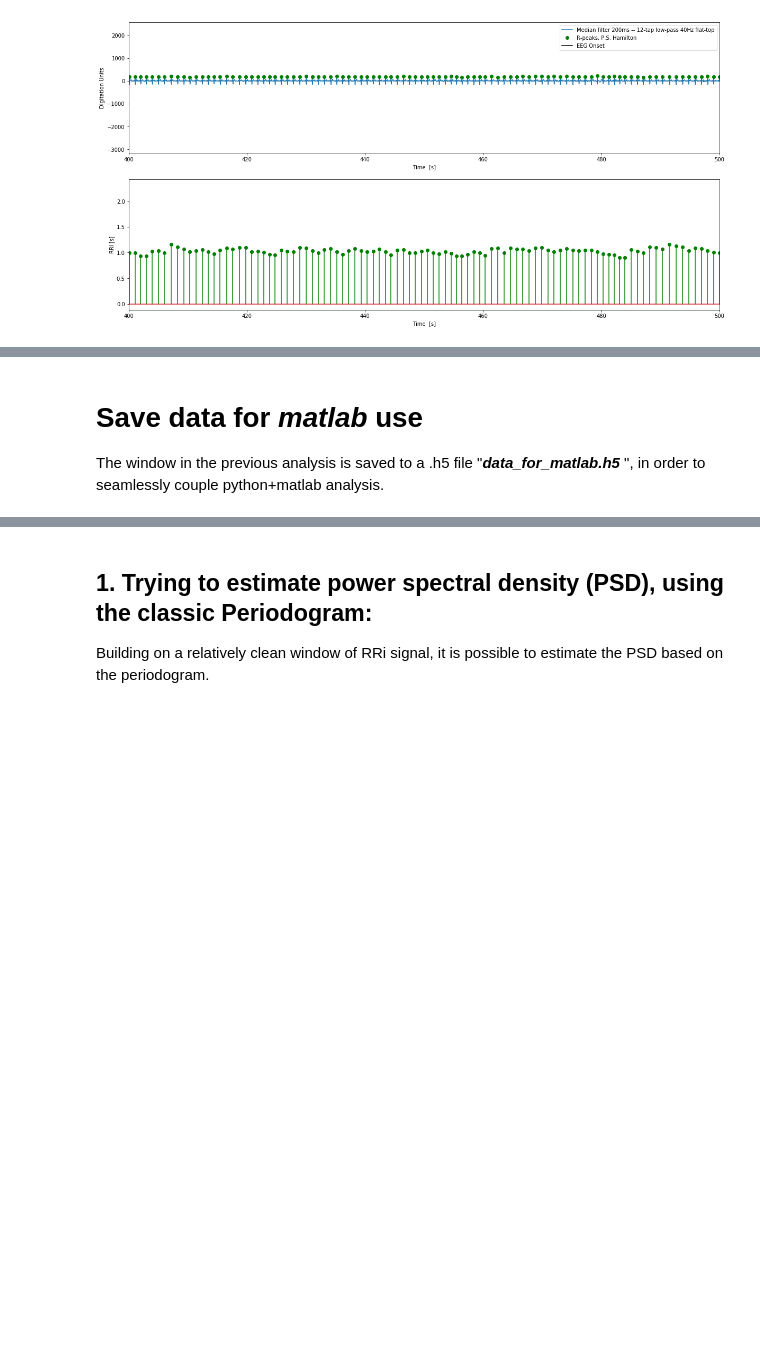
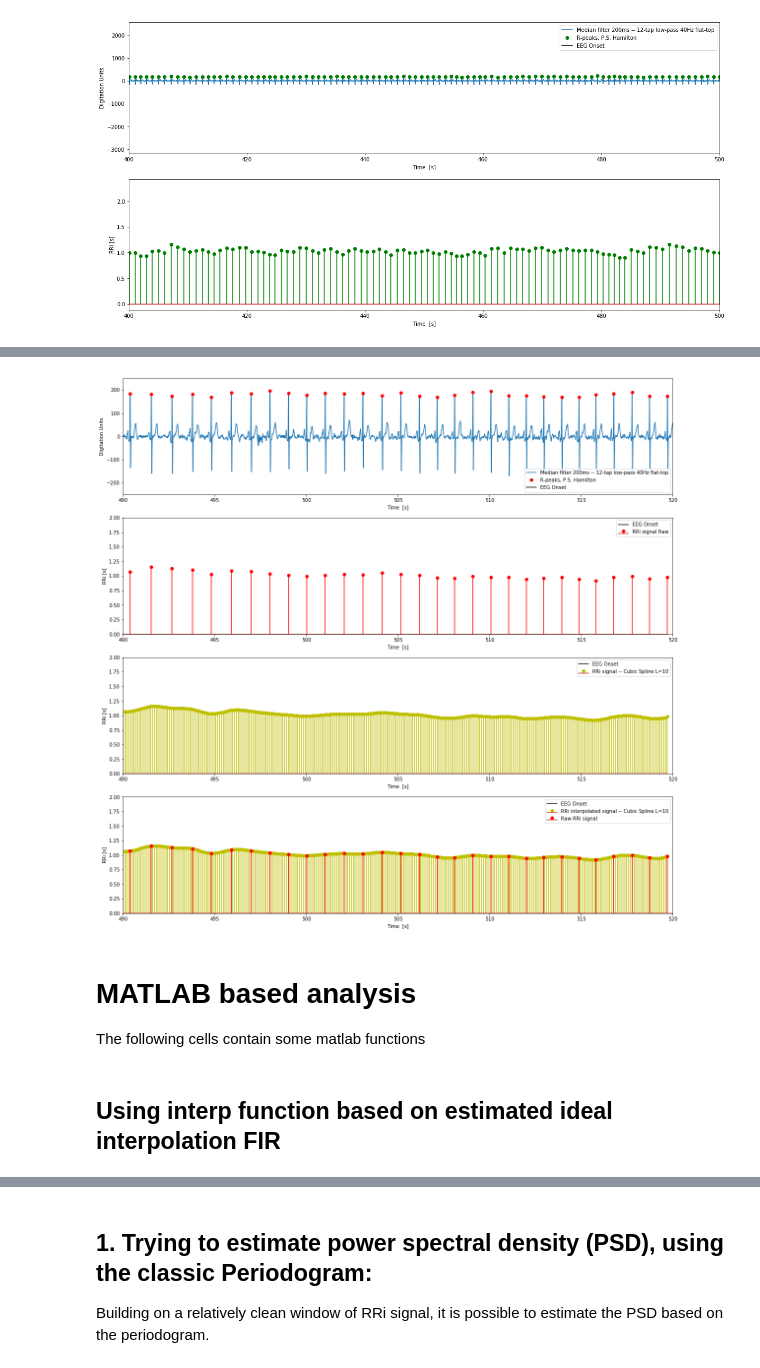
Before and after one commit to yinxiaojing1/pre_epi_seizures, a Jupyter notebook: pre_epi_seizures/hrv_computation.ipynb, the cells around one changed output, grey strips where cells are left out. Cells and saved outputs as stored; diff of their text form; code cells hidden in the pictures; blank space fills up the shorter version.

```diff
--- a/pre_epi_seizures/hrv_computation.ipynb
+++ b/pre_epi_seizures/hrv_computation.ipynb
@@ -497,7 +529,7 @@ plt.ylim(0, 2)
 window = [490, 520]
 
 # Plot the signal
-plt.figure(figsize=(20, 10))
+plt.figure(figsize=(20, 20))
 
 plt.subplot(411)
 plt.plot(time_sec, medianFIR_ecg.T)
@@ -510,36 +542,34 @@ plt.xlim(window)
 plt.ylim([-250, 250])
 
 plt.subplot(412)
 plt.stem(window_time_sec_rri, window_rri, 'r', markerfmt='ro')
 plt.axvline(x=50*60, c='k')
 plt.legend(['EEG Onset', 'RRi signal Raw'])
 plt.xlabel('Time  [s]')
 plt.ylabel('RRi [s]')
 plt.xlim(window)
 plt.ylim(0, 2)
 
 plt.subplot(413)
 plt.stem(new_domain, resampled_rri_window_cubic, 'y', markerfmt='yo')
 plt.axvline(x=50*60, c='k')
-plt.legend(['EEG Onset', 'RRi signal -- Cubic Spline'])
+plt.legend(['EEG Onset', 'RRi signal -- Cubic Spline L=10'])
 plt.xlabel('Time  [s]')
 plt.ylabel('RRi [s]')
 plt.xlim(window)
 plt.ylim(0, 2)
 
 plt.subplot(414)
 plt.stem(new_domain, resampled_rri_window_cubic, 'y', markerfmt='yo')
 plt.stem(time_sec_rri, rri, 'r', markerfmt='ro')
 
 plt.axvline(x=50*60, c='k')
-plt.legend(['EEG Onset', 'RRi interpolated signal -- Cubic Spline', 'Raw RRi signal'])
+plt.legend(['EEG Onset', 'RRi interpolated signal -- Cubic Spline L=10', 'Raw RRi signal'])
 plt.xlabel('Time  [s]')
 plt.ylabel('RRi [s]')
 plt.xlim(window)
 plt.ylim(0, 2)
 
 plt.show()
+# %% [output]
+[figure, added]
-# %% [markdown]
-# Save data for *_matlab_* use
-
- The window in the previous analysis is saved to a .h5 file  "__*data_for_matlab.h5*__ ", in order to seamlessly couple python+matlab analysis.
@@ -549,0 +576,4 @@ from python_matlab_h5_interface import save_window_sec_analysis
+# %% [markdown]
+# MATLAB based analysis
+
+ The following cells contain some matlab functions
@@ -549,0 +586,2 @@ from python_matlab_h5_interface import save_window_sec_analysis
+# %% [markdown]
+## Using interp function based on estimated ideal interpolation FIR
```
Also changed, not shown: parts of 12 cells of this notebook, 1 other file.
